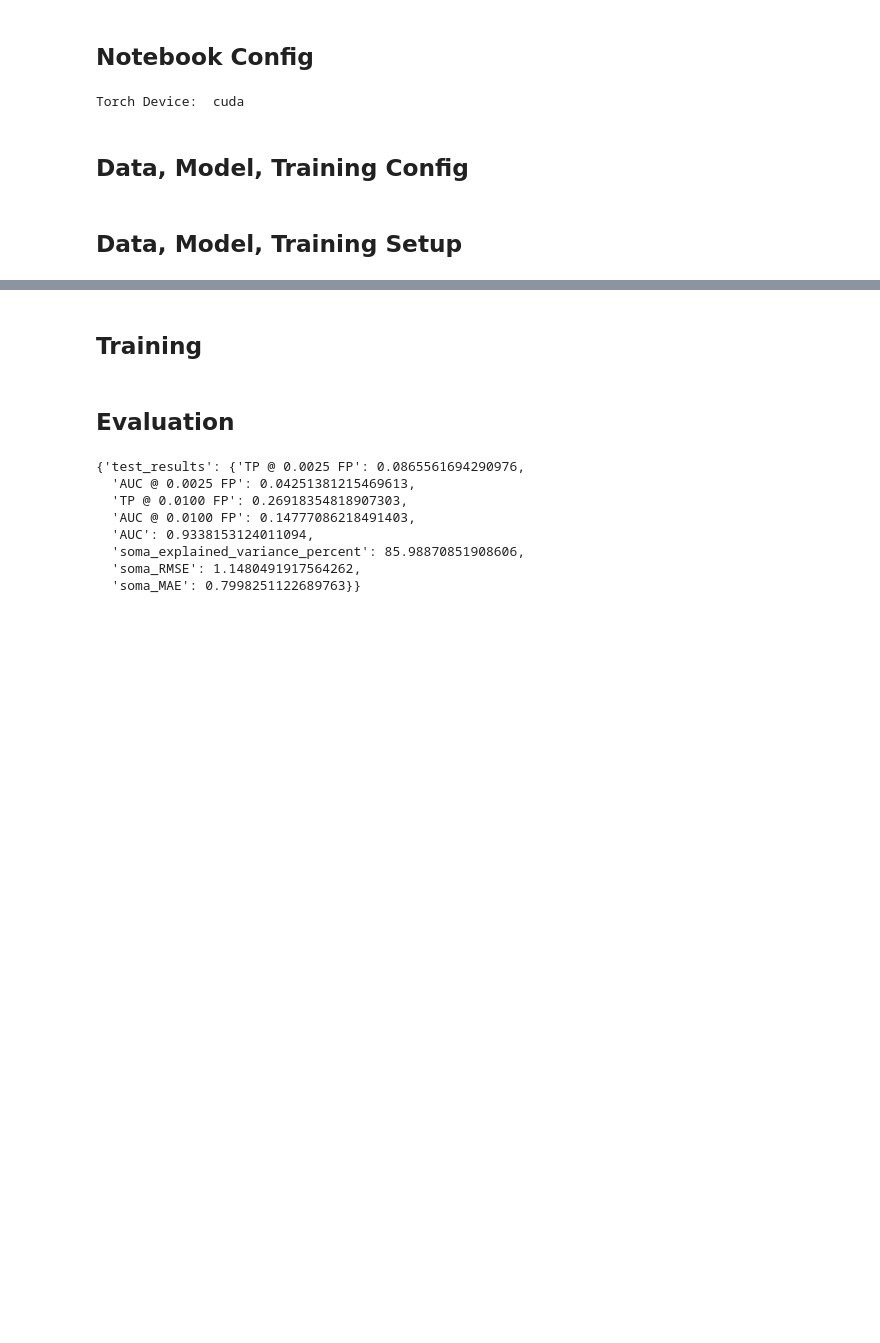
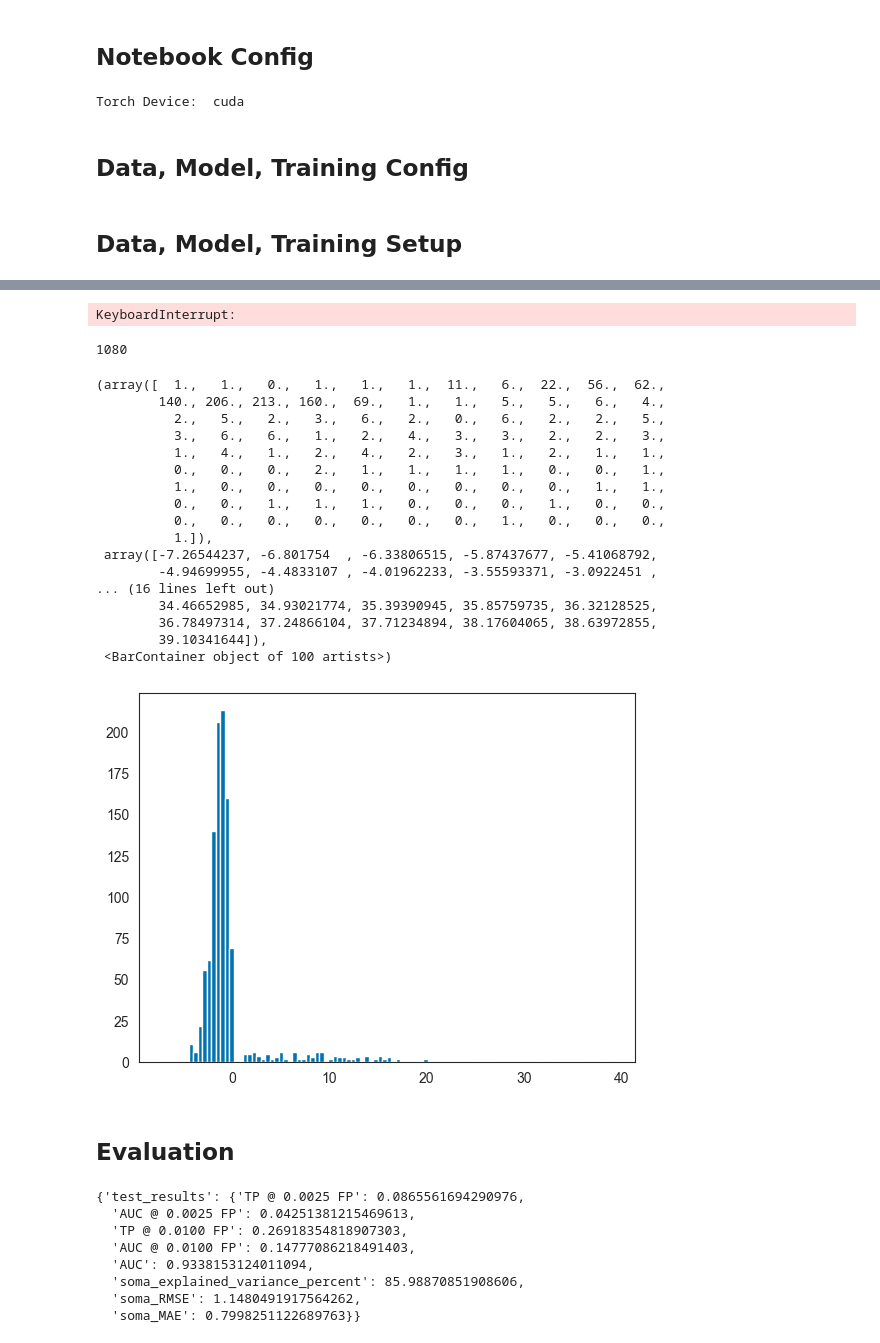
Before and after one commit to Baskin-LIU/elmneuron, a Jupyter notebook: notebooks/train_elm_lif_on_neuronio.ipynb, the cells around one changed output, grey strips where cells are left out. Drawn from its saved outputs; the diff is of its cells as text; code cells hidden in the pictures; blank space fills up the shorter version.

```diff
--- a/notebooks/train_elm_lif_on_neuronio.ipynb
+++ b/notebooks/train_elm_lif_on_neuronio.ipynb
@@ -200,5 +317,5 @@ ELM(
 # %%
-#X_sample = ((torch.rand([8, 500, 1278]) > 0.8) * 1.).to(torch_device)
-X_sample = X_viz
+X_sample = ((torch.rand([8, 500, 1278]) > 0.8) * 1.).to(torch_device)
+#X_sample = X_viz
 out = model(X_sample)
-v, s, dv = spiking_model(out/10, y_soma_viz[:, 0])
+v, s, dv = spiking_model(out/1e1, y_soma_viz[:, 0])
@@ -248,5 +359,3 @@ plt.show()
-# %% [markdown]
-## Training
 # %%
 # Initialize the best validation RMSE to a high value
 best_valid_rmse = float('inf')
@@ -257,6 +366,7 @@ train_rmse_hist = []
 train_auc_hist = []
 valid_rmse_hist = []
 valid_auc_hist = []
+grad_norm=[]
 for epoch in range(train_config["num_epochs"]):
     # Training
     model.train()
@@ -274,10 +384,11 @@ for epoch in range(train_config["num_epochs"]):
         outputs = model(inputs)
         v, s, dv = spiking_model(outputs/10., targets[1][:, 0])
         dv_target = targets[1][:, 1:]-targets[1][:, :-1]           #compute ode
-        loss = 1e1*MSEloss(s, targets[0]) + MSEloss(dv[:, :-1], dv_target)# + MSEloss(s, targets[0])
+        loss = 1e3*MSEloss(s, targets[0])# + 1e-2* MSEloss(v, targets[1])# + MSEloss(dv[:, :-1], dv_target)
         loss.backward()
         optimizer.step()
         scheduler.step()
+        grad_norm.append(model.w_y.bias.grad.detach().data)
 
         # Update running loss
         running_loss += loss.item()
@@ -319,6 +430,37 @@ gc.collect()
 # Load the best model for evaluation
 model.load_state_dict(best_model_state_dict)
 model.eval();
+# %% [output]
+KeyboardInterrupt:
+# %%
+len(grad_norm)
+# %% [output]
+1080
+# %%
+grad_norm = torch.stack(grad_norm)
+# %%
+grad = grad_norm.cpu().numpy()
+# %%
+plt.hist(grad, bins=100)
+# %% [output]
+(array([  1.,   1.,   0.,   1.,   1.,   1.,  11.,   6.,  22.,  56.,  62.,
+        140., 206., 213., 160.,  69.,   1.,   1.,   5.,   5.,   6.,   4.,
+          2.,   5.,   2.,   3.,   6.,   2.,   0.,   6.,   2.,   2.,   5.,
+          3.,   6.,   6.,   1.,   2.,   4.,   3.,   3.,   2.,   2.,   3.,
+          1.,   4.,   1.,   2.,   4.,   2.,   3.,   1.,   2.,   1.,   1.,
+          0.,   0.,   0.,   2.,   1.,   1.,   1.,   1.,   0.,   0.,   1.,
+          1.,   0.,   0.,   0.,   0.,   0.,   0.,   0.,   0.,   1.,   1.,
+          0.,   0.,   1.,   1.,   1.,   0.,   0.,   0.,   1.,   0.,   0.,
+          0.,   0.,   0.,   0.,   0.,   0.,   0.,   1.,   0.,   0.,   0.,
+          1.]),
+ array([-7.26544237, -6.801754  , -6.33806515, -5.87437677, -5.41068792,
+        -4.94699955, -4.4833107 , -4.01962233, -3.55593371, -3.0922451 ,
+... (16 lines left out)
+        34.46652985, 34.93021774, 35.39390945, 35.85759735, 36.32128525,
+        36.78497314, 37.24866104, 37.71234894, 38.17604065, 38.63972855,
+        39.10341644]),
+ <BarContainer object of 100 artists>)
+[figure, added]
 # %% [markdown]
 ## Evaluation
 # %%
```
Also changed, not shown: parts of 16 cells of this notebook, 4 other files.
